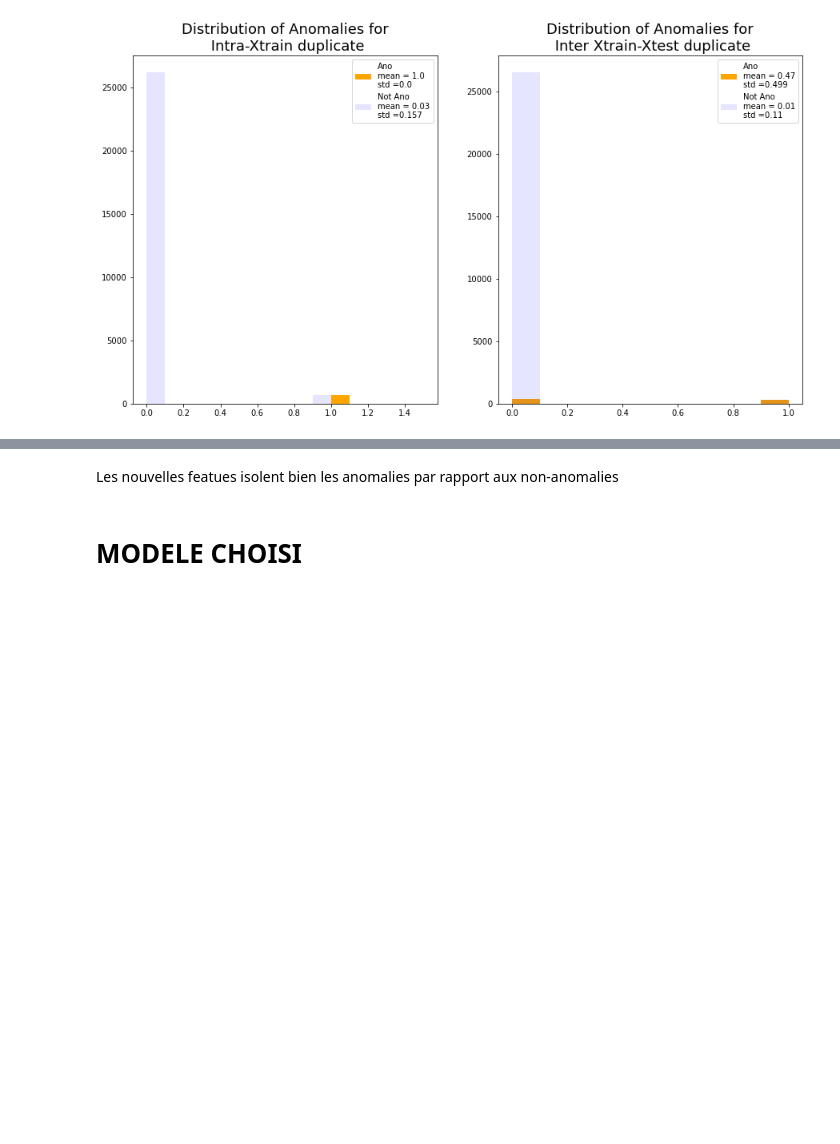
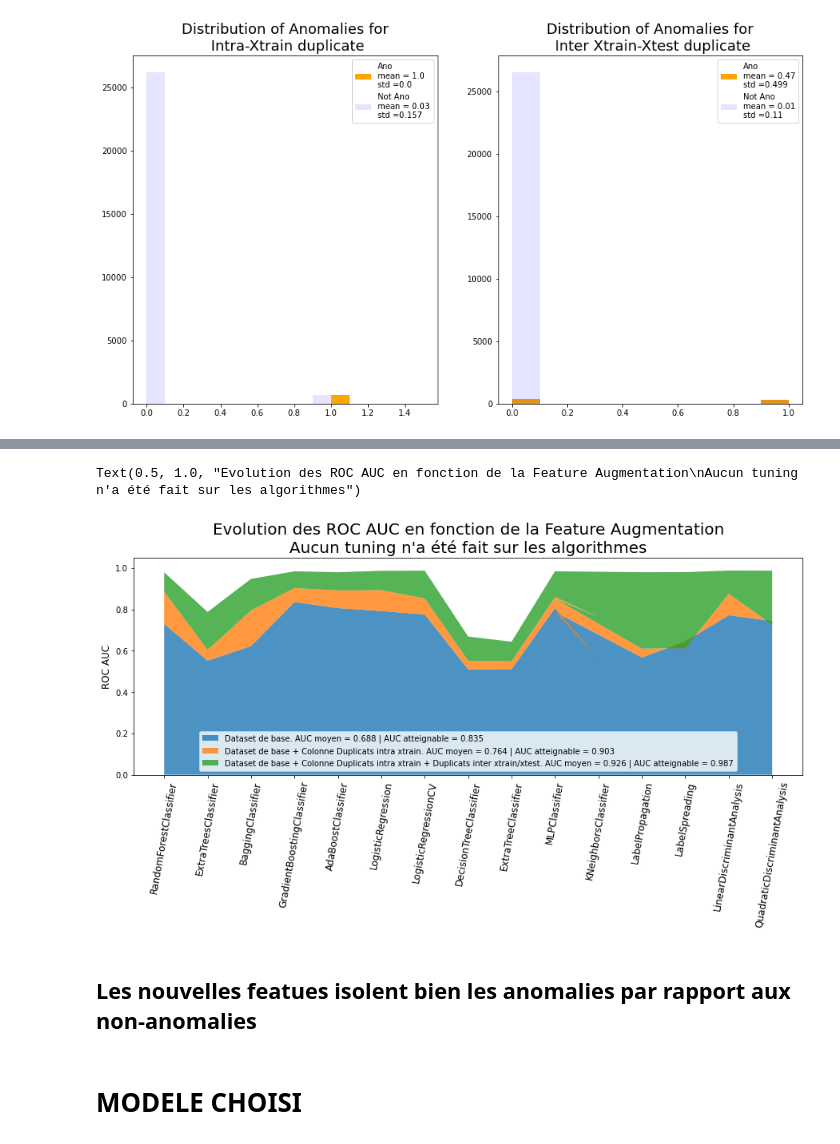
Before and after one commit to JujuMak/Resume_CV, a Jupyter notebook: 05_DataChallenge_ImbalancedClassification/Final.ipynb, the cells around one changed output, grey strips where cells are left out. Saved outputs shown, nothing was run; the diff lists cells and outputs as text; code cells hidden in the pictures; blank space fills up the shorter version.

```diff
--- a/05_DataChallenge_ImbalancedClassification/Final.ipynb
+++ b/05_DataChallenge_ImbalancedClassification/Final.ipynb
@@ -285,12 +289,11 @@ import sklearn.discriminant_analysis
 
 def testingalgos(Xtr,Ytr,Xte,Yte):
 
-    """ La fonction sklearn.base.is_classifier(estimator) permet de lister facilement toutes les librairies de classification.
+    """ La fonction sklearn.base.is_classifier(estimator) permet de lister facilement toutes les librairies
+    de classification.
     On importe tous les paquets, puis on les teste tous afin d'obtenir les scores correspondants. Ensuite,
-    on met les noms d'algos et les ROC AUC scores dans un dataframe qui nous aidera à déterminer facilement le meilleur algo"""
-
-    """ CETTE ROUTINE ETAIT A LA BASE UNE IDEE DE REMI GENET. Il l'a utilisée dans un projet IOT. Je l'ai reprise avec
-    son accord et adaptée à ce problème de classification"""
+    on met les noms d'algos et les ROC AUC scores dans un dataframe qui nous aidera à déterminer facilement
+    le meilleur algo"""
 
     roc_auc_scores = []
     model_names = []
@@ -333,5 +336,6 @@ def testingalgos(Xtr,Ytr,Xte,Yte):
 #             continue
 
     output = pd.DataFrame({'Model': model_names,'ROC_AUC': roc_auc_scores})
+
     return output                                                            # retourner le dataframe
 # %% [markdown]
@@ -514,5 +579,31 @@ plt.show()
+# %%
+
+import numpy as np
+import matplotlib.pyplot as plt
+
+# Create data
+x=scores_classif_data_non_enrichies['Model']
+y1=scores_classif_data_non_enrichies['ROC_AUC']
+y2=scores_classif_data_enrichie_1col['ROC_AUC']
+y3=scores_classif_data_enrichie_2cols['ROC_AUC']
+
+plt.figure(figsize=(15,5))
+# Basic stacked area chart.
+# plt.stackplot(x,y1, y2, y3, labels=['A','B','C'])
+plt.stackplot(x,y1,y2-y1,y3-y2,alpha=0.8,
+               labels=[f"Dataset de base. AUC moyen = {round(y1.mean(),3)} | AUC atteignable = {round(y1.max(),3)}",
+                       f"Dataset de base + Colonne Duplicats intra xtrain. AUC moyen = {round(y2.mean(),3)} | AUC atteignable = {round(y2.max(),3)}",
+                       f"Dataset de base + Colonne Duplicats intra xtrain + Duplicats inter xtrain/xtest. AUC moyen = {round(y3.mean(),3)} | AUC atteignable = {round(y3.max(),3)}"])
+plt.legend(loc=8)
+plt.xticks(rotation=80,size=12)
+plt.ylabel("ROC AUC",size=12)
+plt.ylim(0,1.05)
+plt.title("Evolution des ROC AUC en fonction de la Feature Augmentation\nAucun tuning n'a été fait sur les algorithmes", size=20)
+# %% [output]
+Text(0.5, 1.0, "Evolution des ROC AUC en fonction de la Feature Augmentation\nAucun tuning n'a été fait sur les algorithmes")
+[figure, added]
 # %% [markdown]
-Les nouvelles featues isolent bien les anomalies par rapport aux non-anomalies
+## Les nouvelles featues isolent bien les anomalies par rapport aux non-anomalies
 # %% [markdown]
 # MODELE CHOISI
 # %% [markdown]
```
Also changed, not shown: parts of 24 cells of this notebook.
